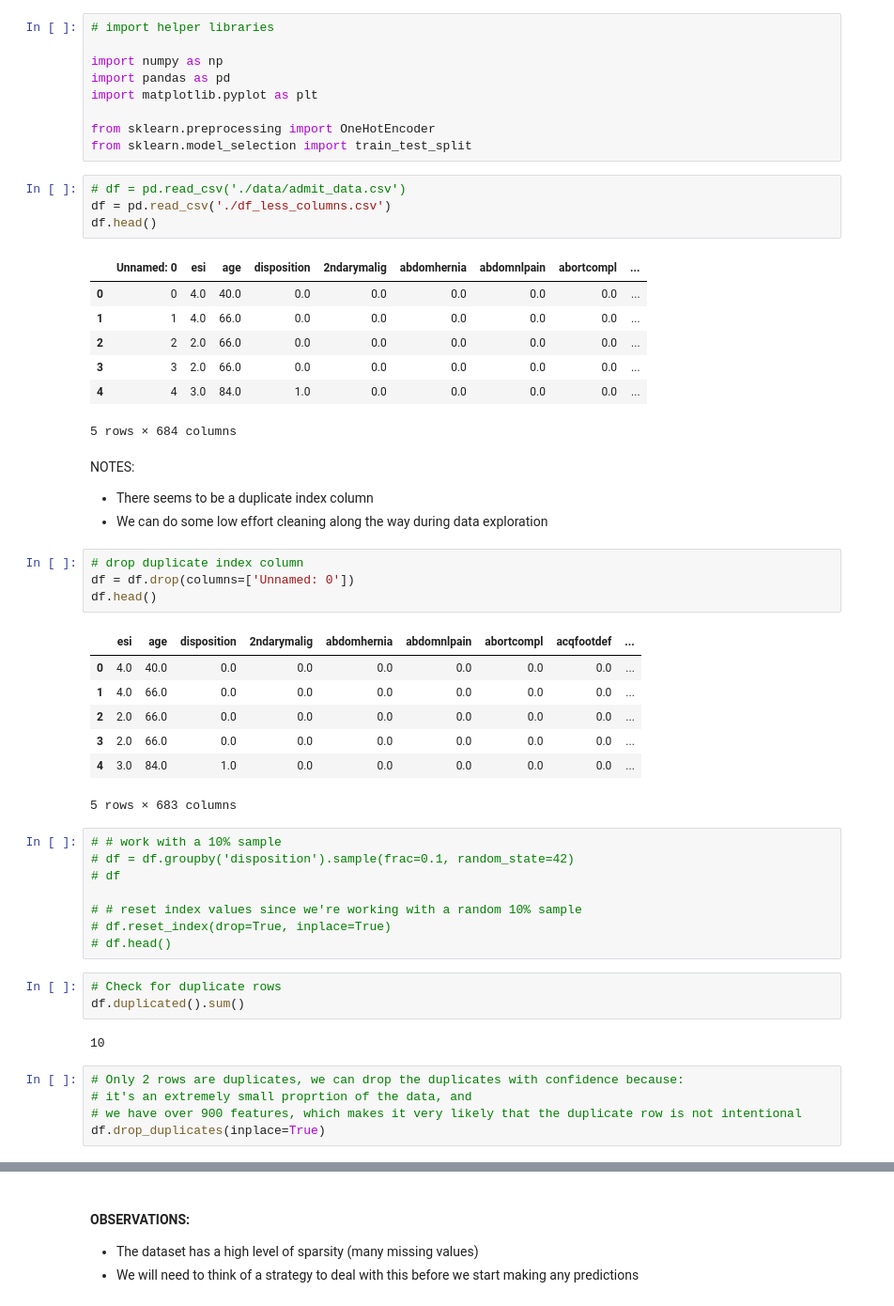
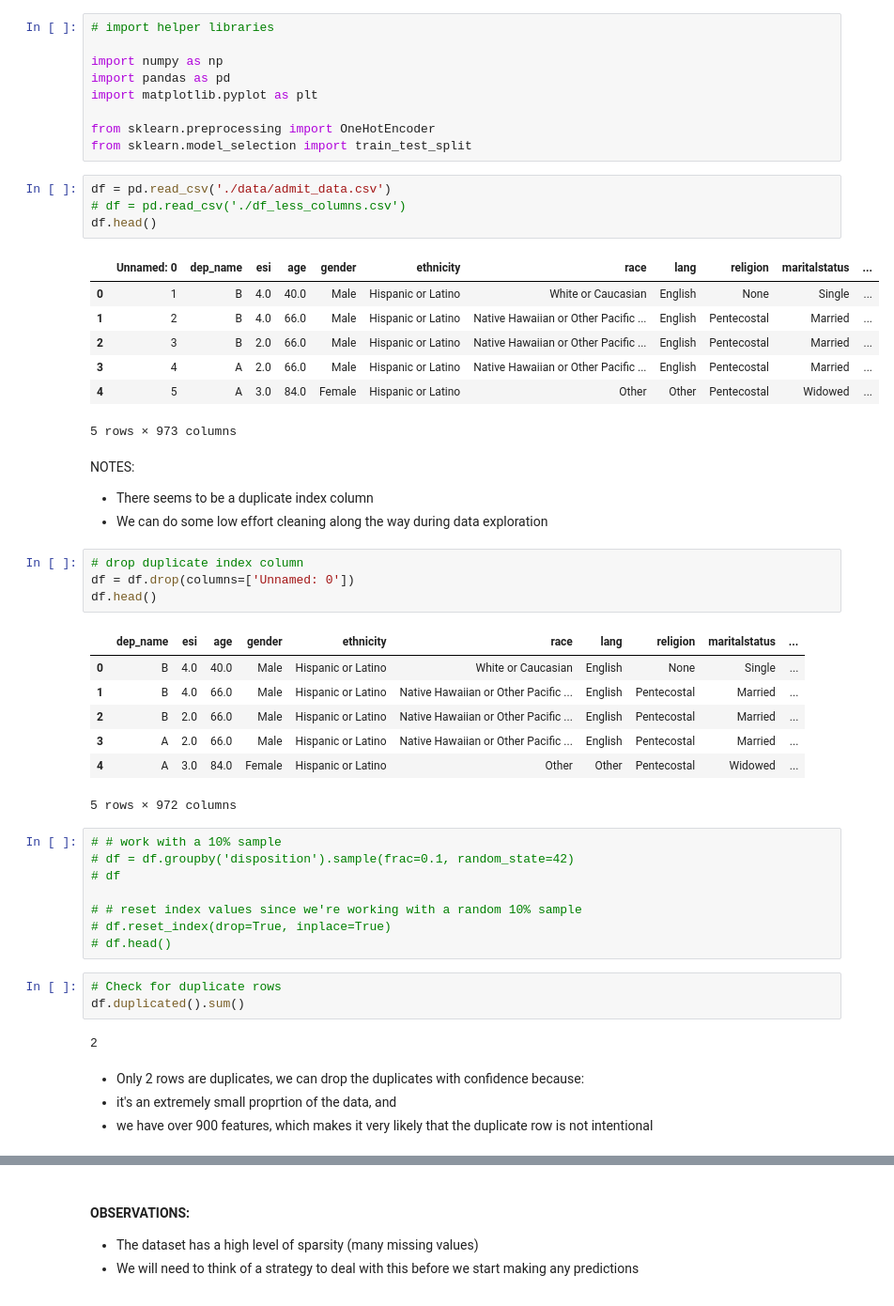
Before and after one commit to yashnagpaul/data-science-capstone, a Jupyter notebook: Yash_Nagpaul_Capstone.ipynb, the cells around one changed output, grey strips where cells are left out. Shown at 94% size. Drawn from its saved outputs; the diff is of its cells as text.

```diff
--- a/Yash_Nagpaul_Capstone.ipynb
+++ b/Yash_Nagpaul_Capstone.ipynb
@@ -27,17 +27,17 @@ import matplotlib.pyplot as plt
 from sklearn.preprocessing import OneHotEncoder
 from sklearn.model_selection import train_test_split
 # %%
-# df = pd.read_csv('./data/admit_data.csv')
-df = pd.read_csv('./df_less_columns.csv')
+df = pd.read_csv('./data/admit_data.csv')
+# df = pd.read_csv('./df_less_columns.csv')
 df.head()
 # %% [output]
-|  | Unnamed: 0 | esi | age | disposition | 2ndarymalig | abdomhernia | abdomnlpain | abortcompl | ... |
-| 0 | 0 | 4.0 | 40.0 | 0.0 | 0.0 | 0.0 | 0.0 | 0.0 | ... |
-| 1 | 1 | 4.0 | 66.0 | 0.0 | 0.0 | 0.0 | 0.0 | 0.0 | ... |
-| 2 | 2 | 2.0 | 66.0 | 0.0 | 0.0 | 0.0 | 0.0 | 0.0 | ... |
-| 3 | 3 | 2.0 | 66.0 | 0.0 | 0.0 | 0.0 | 0.0 | 0.0 | ... |
-| 4 | 4 | 3.0 | 84.0 | 1.0 | 0.0 | 0.0 | 0.0 | 0.0 | ... |
+|  | Unnamed: 0 | dep_name | esi | age | gender | ethnicity | race | lang | religion | maritalstatus | ... |
+| 0 | 1 | B | 4.0 | 40.0 | Male | Hispanic or Latino | White or Caucasian | English | None | Single | ... |
+| 1 | 2 | B | 4.0 | 66.0 | Male | Hispanic or Latino | Native Hawaiian or Other Pacific ... | English | Pentecostal | Married | ... |
+| 2 | 3 | B | 2.0 | 66.0 | Male | Hispanic or Latino | Native Hawaiian or Other Pacific ... | English | Pentecostal | Married | ... |
+| 3 | 4 | A | 2.0 | 66.0 | Male | Hispanic or Latino | Native Hawaiian or Other Pacific ... | English | Pentecostal | Married | ... |
+| 4 | 5 | A | 3.0 | 84.0 | Female | Hispanic or Latino | Other | Other | Pentecostal | Widowed | ... |
-5 rows × 684 columns
+5 rows × 973 columns
 # %% [markdown]
 NOTES:
 - There seems to be a duplicate index column
@@ -47,13 +47,13 @@ NOTES:
 df = df.drop(columns=['Unnamed: 0'])
 df.head()
 # %% [output]
-|  | esi | age | disposition | 2ndarymalig | abdomhernia | abdomnlpain | abortcompl | acqfootdef | ... |
-| 0 | 4.0 | 40.0 | 0.0 | 0.0 | 0.0 | 0.0 | 0.0 | 0.0 | ... |
-| 1 | 4.0 | 66.0 | 0.0 | 0.0 | 0.0 | 0.0 | 0.0 | 0.0 | ... |
-| 2 | 2.0 | 66.0 | 0.0 | 0.0 | 0.0 | 0.0 | 0.0 | 0.0 | ... |
-| 3 | 2.0 | 66.0 | 0.0 | 0.0 | 0.0 | 0.0 | 0.0 | 0.0 | ... |
-| 4 | 3.0 | 84.0 | 1.0 | 0.0 | 0.0 | 0.0 | 0.0 | 0.0 | ... |
+|  | dep_name | esi | age | gender | ethnicity | race | lang | religion | maritalstatus | ... |
+| 0 | B | 4.0 | 40.0 | Male | Hispanic or Latino | White or Caucasian | English | None | Single | ... |
+| 1 | B | 4.0 | 66.0 | Male | Hispanic or Latino | Native Hawaiian or Other Pacific ... | English | Pentecostal | Married | ... |
+| 2 | B | 2.0 | 66.0 | Male | Hispanic or Latino | Native Hawaiian or Other Pacific ... | English | Pentecostal | Married | ... |
+| 3 | A | 2.0 | 66.0 | Male | Hispanic or Latino | Native Hawaiian or Other Pacific ... | English | Pentecostal | Married | ... |
+| 4 | A | 3.0 | 84.0 | Female | Hispanic or Latino | Other | Other | Pentecostal | Widowed | ... |
-5 rows × 683 columns
+5 rows × 972 columns
 # %%
 # # work with a 10% sample
 # df = df.groupby('disposition').sample(frac=0.1, random_state=42)
@@ -66,9 +66,8 @@ df.head()
 # Check for duplicate rows
 df.duplicated().sum()
 # %% [output]
-10
+2
-# %%
-# Only 2 rows are duplicates, we can drop the duplicates with confidence because:
-# it's an extremely small proprtion of the data, and
-# we have over 900 features, which makes it very likely that the duplicate row is not intentional
-df.drop_duplicates(inplace=True)
+# %% [markdown]
+- Only 2 rows are duplicates, we can drop the duplicates with confidence because:
+- it's an extremely small proprtion of the data, and
+- we have over 900 features, which makes it very likely that the duplicate row is not intentional
```
Also changed, not shown: parts of 38 cells of this notebook.
